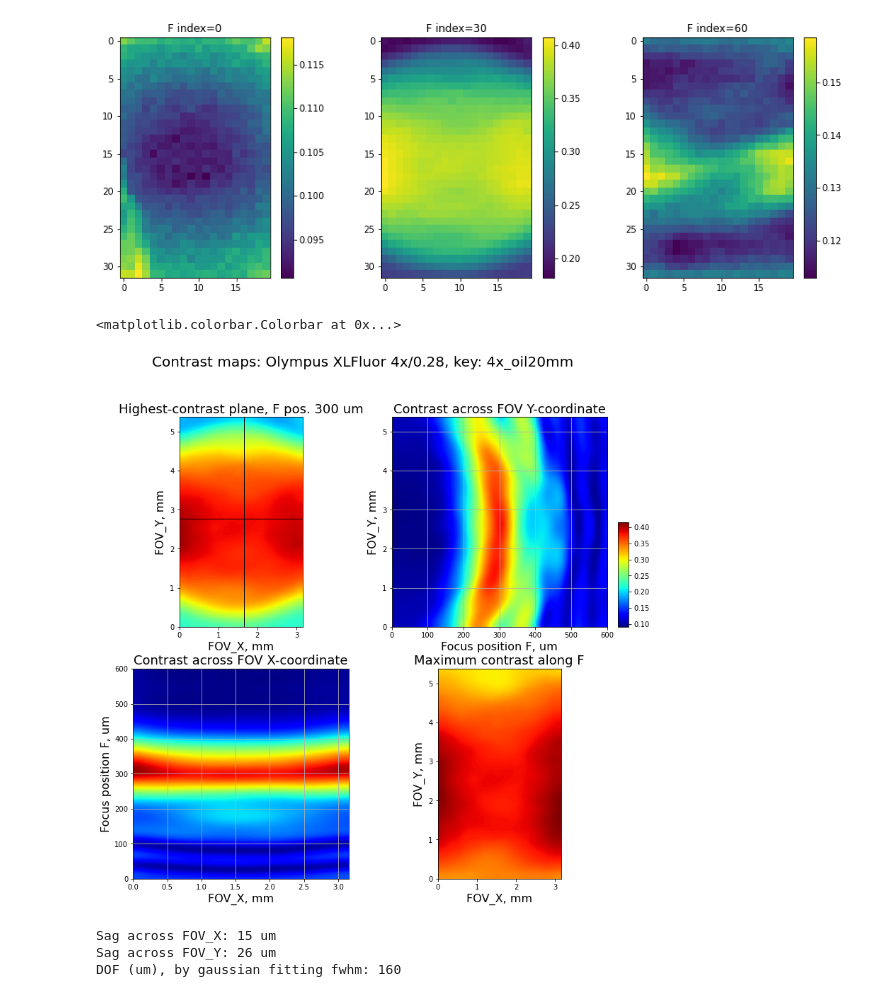
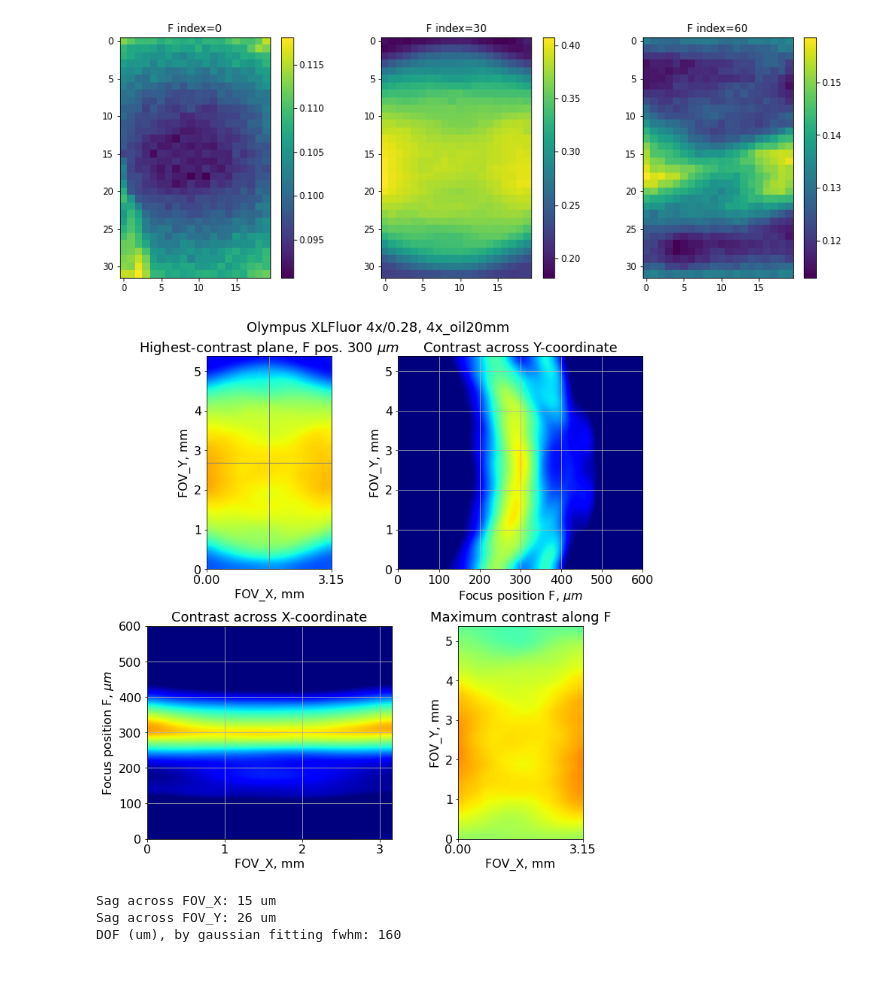
Before and after one commit to nvladimus/lens-testing, a Jupyter notebook: field-curvature/FieldCurvature-Fstack-Olympus-4x-NA0.28.ipynb, the cells around one changed output. Saved outputs shown, nothing was run; the diff lists cells and outputs as text; code cells hidden in the pictures.

```diff
--- a/field-curvature/FieldCurvature-Fstack-Olympus-4x-NA0.28.ipynb
+++ b/field-curvature/FieldCurvature-Fstack-Olympus-4x-NA0.28.ipynb
@@ -94,66 +94,76 @@ for ind, f in enumerate([0, im_z//2, im_z-1]):
 # Save contrast table as TIFF and explore interactively
 tif.imsave(save_figs_folder + experiment_key + "_contrast.tiff", contrast_table)
 # %%
+CMIN, CMAX = 0.15, 0.5
+USE_COLORBAR = False
+FONTSIZE_LABELS = 16
+FONTSIZE_TITLES = 18
 # slice the contrast map along XZ and YZ axis, therough the center
-section_plane_x = N_ROIs_W//2
-section_plane_y = N_ROIs_H//2
-contrast_yz = np.squeeze(contrast_table[:,:,section_plane_x])
-contrast_xz = np.squeeze(contrast_table[:,section_plane_y,:])
-z_contrast_max = np.argmax(contrast_table[:,section_plane_y,section_plane_x])
-cmin, cmax = contrast_table.min(), contrast_table.max()
+contrast_yz = np.squeeze(contrast_table[:,:,N_ROIs_W//2])
+contrast_xz = np.squeeze(contrast_table[:,N_ROIs_H//2,:])
+z_contrast_max = np.argmax(contrast_table[:,N_ROIs_H//2,N_ROIs_W//2])
+#cmin, cmax = contrast_table.min(), contrast_table.max()
+cmin, cmax = CMIN, CMAX
 y_range = np.linspace(0, sensor_dim_mm[0], N_ROIs_H) / MAG
 x_range = np.linspace(0, sensor_dim_mm[1], N_ROIs_W) / MAG
 f_range = np.linspace(0, f_step_um*(im_z-1), im_z)
 
-fig = plt.figure(figsize=(12, 12))
-fig.suptitle(f'Contrast maps: {LENS_NAME}, key: {experiment_key}', fontsize=20)
+fig = plt.figure(figsize=(10.5, 10.5))
+fig.suptitle(f'{LENS_NAME}, {experiment_key}', fontsize=FONTSIZE_TITLES)
 
 ax1 = plt.subplot(2, 2, 1)
 ax1.imshow(contrast_table[z_contrast_max,:,:], vmin=cmin, vmax=cmax,
                      extent=[0, x_range[-1], 0, y_range[-1]],
                      aspect='equal', cmap='jet', interpolation='bicubic')
-ax1.set_title(f"Highest-contrast plane, F pos. {z_contrast_max*f_step_um} um", fontsize=18)
-ax1.set_xlabel("FOV_X, mm", fontsize=16)
-ax1.set_ylabel("FOV_Y, mm", fontsize=16)
-ax1.axhline(y_range[section_plane_y], c="black", linewidth=1)
-ax1.axvline(x_range[section_plane_x], c="black", linewidth=1)
+ax1.set_title(f"Highest-contrast plane, F pos. {z_contrast_max*f_step_um} $\mu m$", fontsize=FONTSIZE_TITLES)
+ax1.set_xticks(np.round((0, x_range[-1]),2))
+ax1.set_xlabel("FOV_X, mm", fontsize=FONTSIZE_LABELS)
+ax1.set_ylabel("FOV_Y, mm", fontsize=FONTSIZE_LABELS)
+ax1.tick_params(axis='both', which='major', labelsize=FONTSIZE_LABELS)
+ax1.axhline(y_range[-1]/2, c="gray", linewidth=1)
+ax1.axvline(x_range[-1]/2, c="gray", linewidth=1)
 
 ax3 = plt.subplot(2, 2, 2)
 conmap3 = ax3.imshow(contrast_yz.T, vmin=cmin, vmax=cmax,
                      extent=[0, f_step_um*(im_z-1), 0, y_range[-1]],
                      aspect='auto', cmap='jet', interpolation='bicubic')
-ax3.set_title("Contrast across FOV Y-coordinate", fontsize=18)
-ax3.set_xlabel("Focus position F, um", fontsize=16)
-ax3.set_ylabel("FOV_Y, mm", fontsize=16)
+ax3.tick_params(axis='both', which='major', labelsize=FONTSIZE_LABELS)
+ax3.set_title("Contrast across Y-coordinate", fontsize=FONTSIZE_TITLES)
+ax3.set_xlabel("Focus position F, $\mu m$", fontsize=FONTSIZE_LABELS)
+ax3.set_ylabel("FOV_Y, mm", fontsize=FONTSIZE_LABELS)
 ax3.grid(True)
 
 ax4 = plt.subplot(2, 2, 3)
 conmap1 = ax4.imshow(contrast_xz, vmin=cmin, vmax=cmax,
                      extent=[0, x_range[-1], 0, f_step_um*(im_z-1)],
                      aspect='auto', cmap='jet', interpolation='bicubic')
-ax4.set_title("Contrast across FOV X-coordinate", fontsize=18)
-ax4.set_ylabel("Focus position F, um", fontsize=16)
-ax4.set_xlabel("FOV_X, mm", fontsize=16)
+ax4.tick_params(axis='both', which='major', labelsize=FONTSIZE_LABELS)
+ax4.set_title("Contrast across X-coordinate", fontsize=FONTSIZE_TITLES)
+ax4.set_ylabel("Focus position F, $\mu m$", fontsize=FONTSIZE_LABELS)
+ax4.set_xlabel("FOV_X, mm", fontsize=FONTSIZE_LABELS)
 ax4.grid(True)
 
 ax0 = plt.subplot(2, 2, 4)
 conmap0 = ax0.imshow(contrast_table.max(axis=0), vmin=cmin, vmax=cmax,
                      extent=[0, x_range[-1], 0, y_range[-1]],
                      aspect='equal', cmap='jet', interpolation='bicubic')
-ax0.set_title("Maximum contrast along F", fontsize=18)
-ax0.set_xlabel("FOV_X, mm", fontsize=16)
-ax0.set_ylabel("FOV_Y, mm", fontsize=16)
+ax0.tick_params(axis='both', which='major', labelsize=FONTSIZE_LABELS)
+ax0.set_xticks(np.round((0, x_range[-1]),2))
+ax0.set_title("Maximum contrast along F", fontsize=FONTSIZE_TITLES)
+ax0.set_xlabel("FOV_X, mm", fontsize=FONTSIZE_LABELS)
+ax0.set_ylabel("FOV_Y, mm", fontsize=FONTSIZE_LABELS)
 
-axins = inset_axes(ax3,
-                   width="5%",  # width = 5% of parent_bbox width
-                   height="50%",  # height : 50%
-                   loc='lower left',
-                   bbox_to_anchor=(1.05, 0., 1, 1),
-                   bbox_transform=ax3.transAxes,
-                   borderpad=0,
-                   )
-plt.colorbar(conmap0, cax=axins)
+if USE_COLORBAR:
+    axins = inset_axes(ax3,
+                       width="5%",  # width = 5% of parent_bbox width
+                       height="50%",  # height : 50%
+                       loc='lower left',
+                       bbox_to_anchor=(1.05, 0., 1, 1),
+                       bbox_transform=ax3.transAxes,
+                       borderpad=0,
+                       )
+    plt.colorbar(conmap0, cax=axins)
+fig.tight_layout()
 # %% [output]
-<matplotlib.colorbar.Colorbar at 0x...>
-[figure, old version]
+[figure, new version]
 # %%
```
Also changed, not shown: parts of 1 cell of this notebook, 52 other files.
